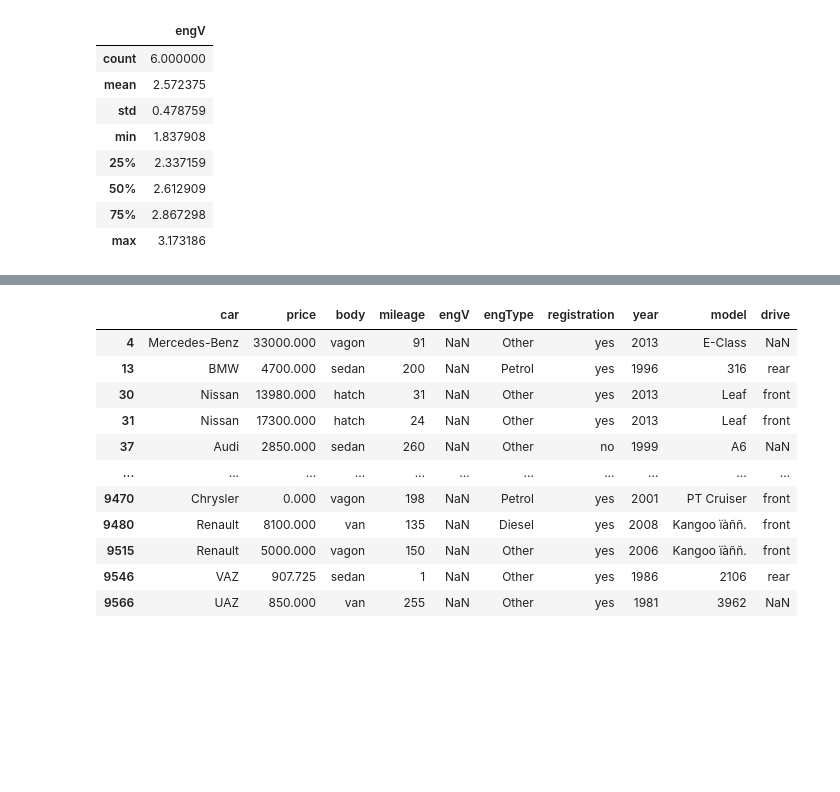
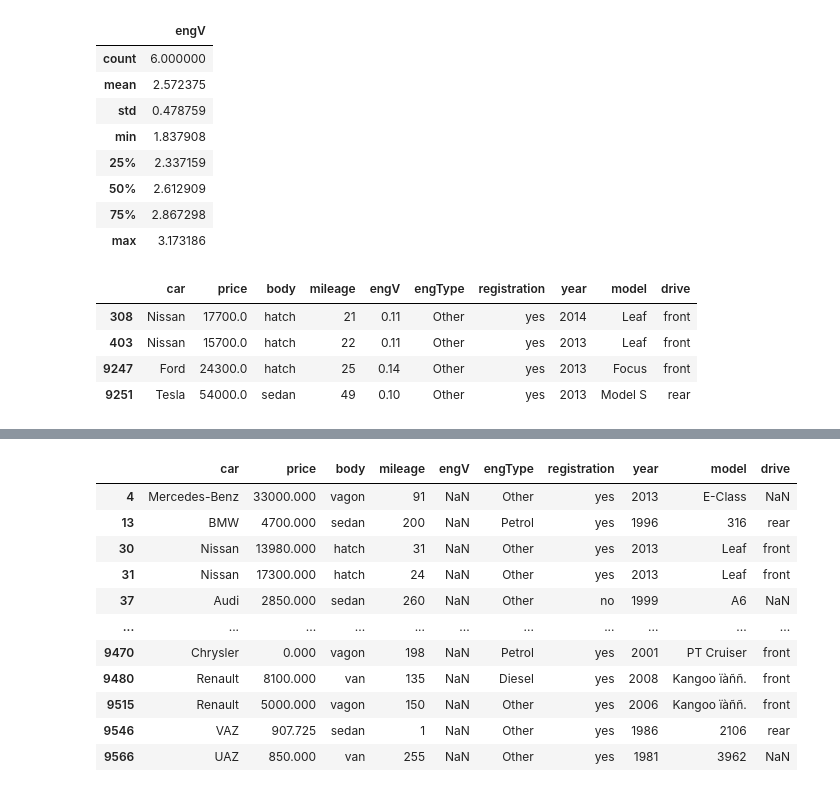
Before and after one commit to yoganandaraol/EDA_CarSales, a Jupyter notebook: EDA_CarSales_Project.ipynb, the cells around one changed output, grey strips where cells are left out. Saved outputs shown, nothing was run; the diff lists cells and outputs as text; code cells hidden in the pictures; blank space fills up the shorter version.

```diff
--- a/EDA_CarSales_Project.ipynb
+++ b/EDA_CarSales_Project.ipynb
@@ -191,3 +191,11 @@ pd.DataFrame(carsales_df.groupby('body')['engV'].mean()).describe()
 | 50% | 2.612909 |
 | 75% | 2.867298 |
 | max | 3.173186 |
+# %%
+carsales_df[(carsales_df['engV']< 0.5)]
+# %% [output]
+|  | car | price | body | mileage | engV | engType | registration | year | model | drive |
+| 308 | Nissan | 17700.0 | hatch | 21 | 0.11 | Other | yes | 2014 | Leaf | front |
+| 403 | Nissan | 15700.0 | hatch | 22 | 0.11 | Other | yes | 2013 | Leaf | front |
+| 9247 | Ford | 24300.0 | hatch | 25 | 0.14 | Other | yes | 2013 | Focus | front |
+| 9251 | Tesla | 54000.0 | sedan | 49 | 0.10 | Other | yes | 2013 | Model S | rear |
```
Also changed, not shown: parts of 8 cells of this notebook.
